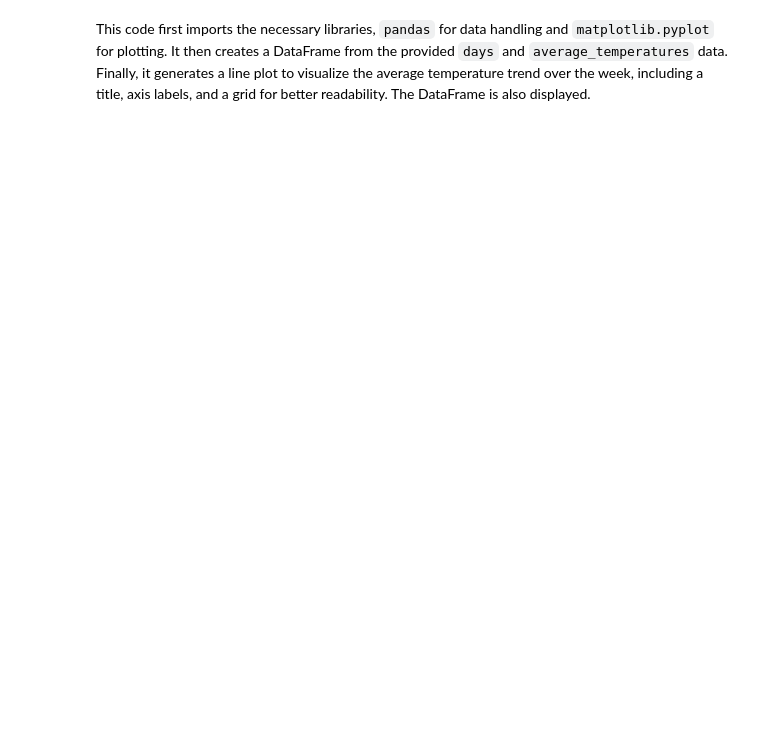
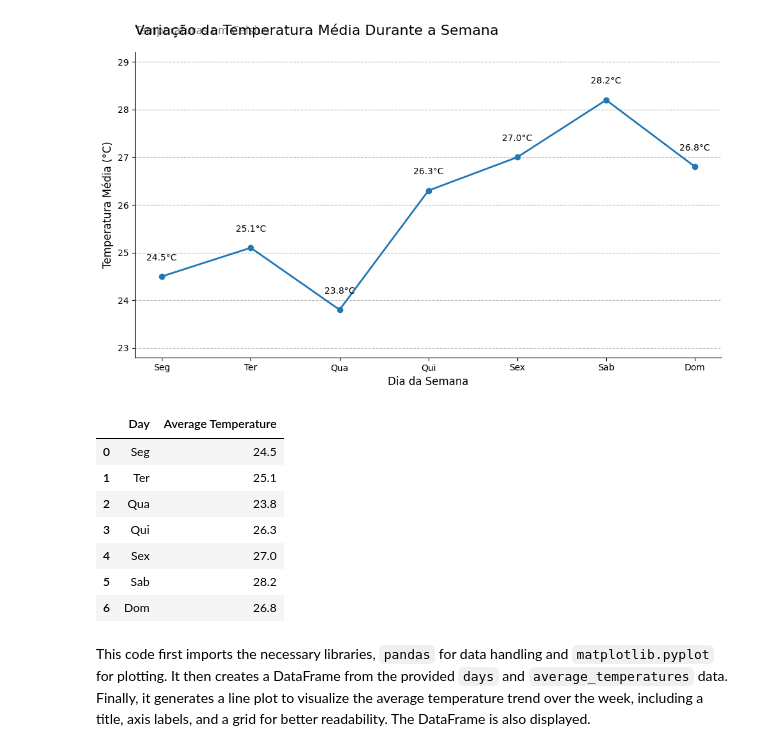
Before and after one commit to Derson30/projeto-integrador, a Jupyter notebook: Untitled0.ipynb, the cells around one changed output. Drawn from its saved outputs; the diff is of its cells as text; code cells hidden in the pictures; blank space fills up the shorter version.

```diff
--- a/Untitled0.ipynb
+++ b/Untitled0.ipynb
@@ -37,2 +3,61 @@ display(data)
+# %%
+import pandas as pd
+import matplotlib.pyplot as plt
+
+# Data provided by the user
+days = ["Seg", "Ter", "Qua", "Qui", "Sex", "Sab", "Dom"]
+average_temperatures = [24.5, 25.1, 23.8, 26.3, 27.0, 28.2, 26.8]
+
+# Create a DataFrame
+data = pd.DataFrame({
+    'Day': days,
+    'Average Temperature': average_temperatures
+})
+
+# Create a line plot based on 'Storytelling with Data' principles
+fig, ax = plt.subplots(figsize=(10, 6))
+
+# Plot the line
+ax.plot(data['Day'], data['Average Temperature'], marker='o', linestyle='-', color='#1f77b4', linewidth=2)
+
+# Add direct labels to the data points
+for i, temp in enumerate(data['Average Temperature']):
+    ax.text(i, temp + 0.3, f'{temp:.1f}°C', ha='center', va='bottom', fontsize=10, color='black')
+
+# Remove chart junk:
+# Make grid lines subtle and only on the y-axis
+ax.grid(axis='y', linestyle='--', alpha=0.6, color='gray')
+
+# Remove top and right spines
+ax.spines['top'].set_visible(False)
+ax.spines['right'].set_visible(False)
+
+# Set a more descriptive title and potentially a subtitle
+ax.set_title('Variação da Temperatura Média Durante a Semana', fontsize=16, loc='left', pad=20)
+ax.text(0, 1.05, 'Temperaturas em Celsius', transform=ax.transAxes, fontsize=12, va='bottom', ha='left', color='gray')
+
+# Improve axis labels
+ax.set_xlabel('Dia da Semana', fontsize=12)
+ax.set_ylabel('Temperatura Média (°C)', fontsize=12)
+
+# Ensure y-axis starts slightly below the minimum value for better visualization
+min_temp = min(average_temperatures)
+max_temp = max(average_temperatures)
+ax.set_ylim(min_temp - 1, max_temp + 1)
+
+plt.tight_layout()
+plt.show()
+
+display(data)
+# %% [output]
+[figure, added]
+|  | Day | Average Temperature |
+| 0 | Seg | 24.5 |
+| 1 | Ter | 25.1 |
+| 2 | Qua | 23.8 |
+| 3 | Qui | 26.3 |
+| 4 | Sex | 27.0 |
+| 5 | Sab | 28.2 |
+| 6 | Dom | 26.8 |
 # %% [markdown]
 This code first imports the necessary libraries, `pandas` for data handling and `matplotlib.pyplot` for plotting. It then creates a DataFrame from the provided `days` and `average_temperatures` data. Finally, it generates a line plot to visualize the average temperature trend over the week, including a title, axis labels, and a grid for better readability. The DataFrame is also displayed.
```
Also changed, not shown: parts of 2 cells of this notebook.
